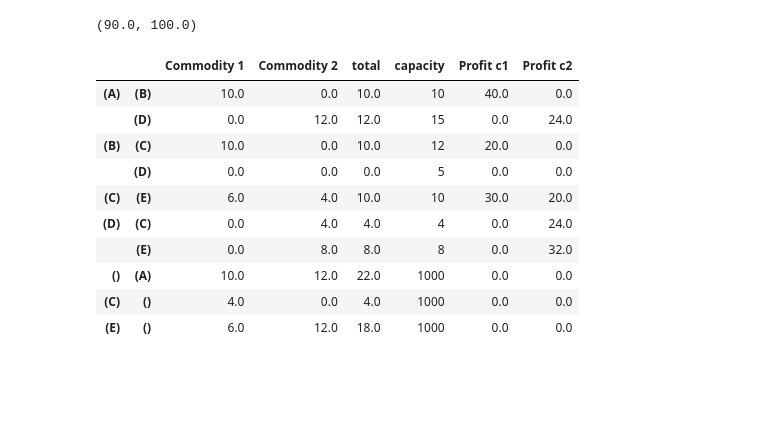
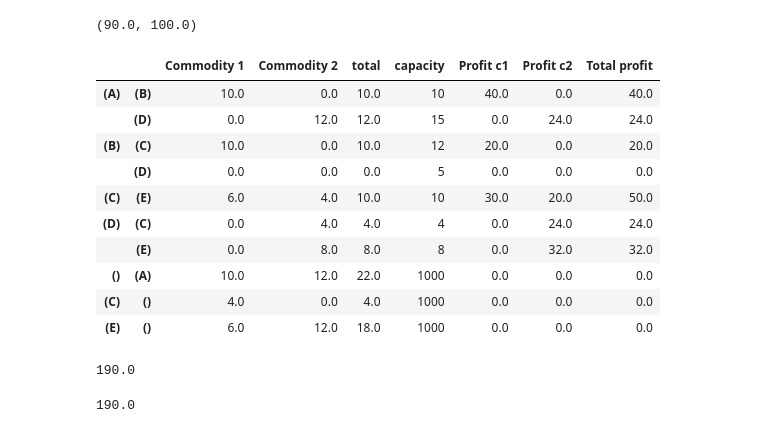
Before and after one commit to saezlab/corneto, a Jupyter notebook: docs/guide/intro/multi-commodity-network-flows.ipynb, the cells around one changed output. Drawn from its saved outputs; the diff is of its cells as text; code cells hidden in the pictures; blank space fills up the shorter version.

Commit message:
Update multi-commodity example notebook to show consistency of results

```diff
--- a/docs/guide/intro/multi-commodity-network-flows.ipynb
+++ b/docs/guide/intro/multi-commodity-network-flows.ipynb
@@ -86,19 +86,28 @@ P.objectives[0].value, P.objectives[1].value
 # %%
 df_result = pd.DataFrame(P.expressions.flow.value, index=G.E, columns=['Commodity 1', 'Commodity 2'])
 df_result["total"] = df_result.sum(axis=1)
 df_result["capacity"] = G.get_attr_from_edges('capacity')
 df_result["Profit c1"] = df_result["Commodity 1"] * c1
 df_result["Profit c2"] = df_result["Commodity 2"] * c2
+df_result["Total profit"] = df_result["Profit c1"] + df_result["Profit c2"]
 df_result
 # %% [output]
-|  |  | Commodity 1 | Commodity 2 | total | capacity | Profit c1 | Profit c2 |
-| (A) | (B) | 10.0 | 0.0 | 10.0 | 10 | 40.0 | 0.0 |
-|  | (D) | 0.0 | 12.0 | 12.0 | 15 | 0.0 | 24.0 |
-| (B) | (C) | 10.0 | 0.0 | 10.0 | 12 | 20.0 | 0.0 |
-|  | (D) | 0.0 | 0.0 | 0.0 | 5 | 0.0 | 0.0 |
-| (C) | (E) | 6.0 | 4.0 | 10.0 | 10 | 30.0 | 20.0 |
-| (D) | (C) | 0.0 | 4.0 | 4.0 | 4 | 0.0 | 24.0 |
-|  | (E) | 0.0 | 8.0 | 8.0 | 8 | 0.0 | 32.0 |
-| () | (A) | 10.0 | 12.0 | 22.0 | 1000 | 0.0 | 0.0 |
-| (C) | () | 4.0 | 0.0 | 4.0 | 1000 | 0.0 | 0.0 |
-| (E) | () | 6.0 | 12.0 | 18.0 | 1000 | 0.0 | 0.0 |
+|  |  | Commodity 1 | Commodity 2 | total | capacity | Profit c1 | Profit c2 | Total profit |
+| (A) | (B) | 10.0 | 0.0 | 10.0 | 10 | 40.0 | 0.0 | 40.0 |
+|  | (D) | 0.0 | 12.0 | 12.0 | 15 | 0.0 | 24.0 | 24.0 |
+| (B) | (C) | 10.0 | 0.0 | 10.0 | 12 | 20.0 | 0.0 | 20.0 |
+|  | (D) | 0.0 | 0.0 | 0.0 | 5 | 0.0 | 0.0 | 0.0 |
+| (C) | (E) | 6.0 | 4.0 | 10.0 | 10 | 30.0 | 20.0 | 50.0 |
+| (D) | (C) | 0.0 | 4.0 | 4.0 | 4 | 0.0 | 24.0 | 24.0 |
+|  | (E) | 0.0 | 8.0 | 8.0 | 8 | 0.0 | 32.0 | 32.0 |
+| () | (A) | 10.0 | 12.0 | 22.0 | 1000 | 0.0 | 0.0 | 0.0 |
+| (C) | () | 4.0 | 0.0 | 4.0 | 1000 | 0.0 | 0.0 | 0.0 |
+| (E) | () | 6.0 | 12.0 | 18.0 | 1000 | 0.0 | 0.0 | 0.0 |
+# %%
+df_result["Total profit"].sum()
+# %% [output]
+190.0
+# %%
+P.objectives[0].value + P.objectives[1].value
+# %% [output]
+190.0
```
